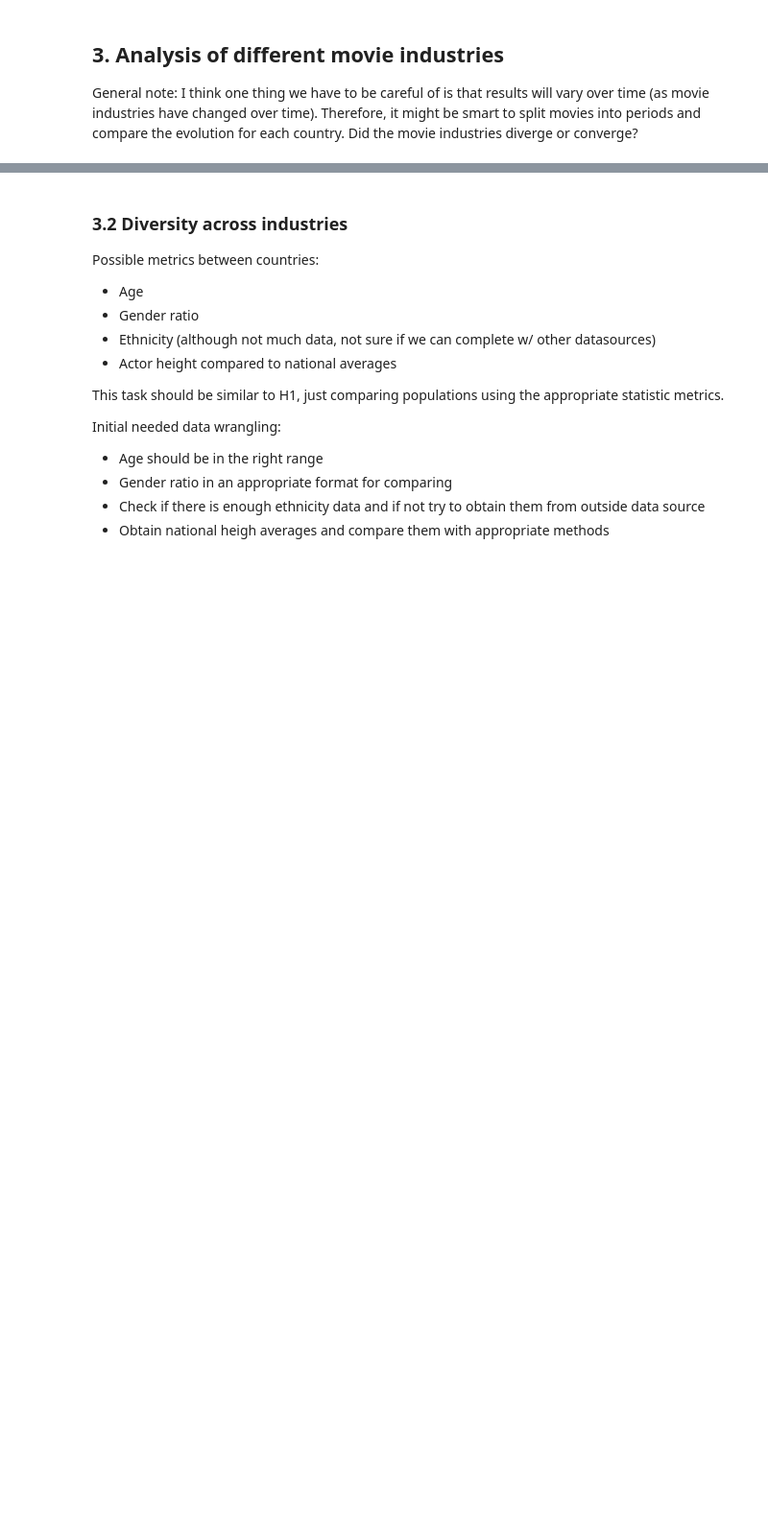
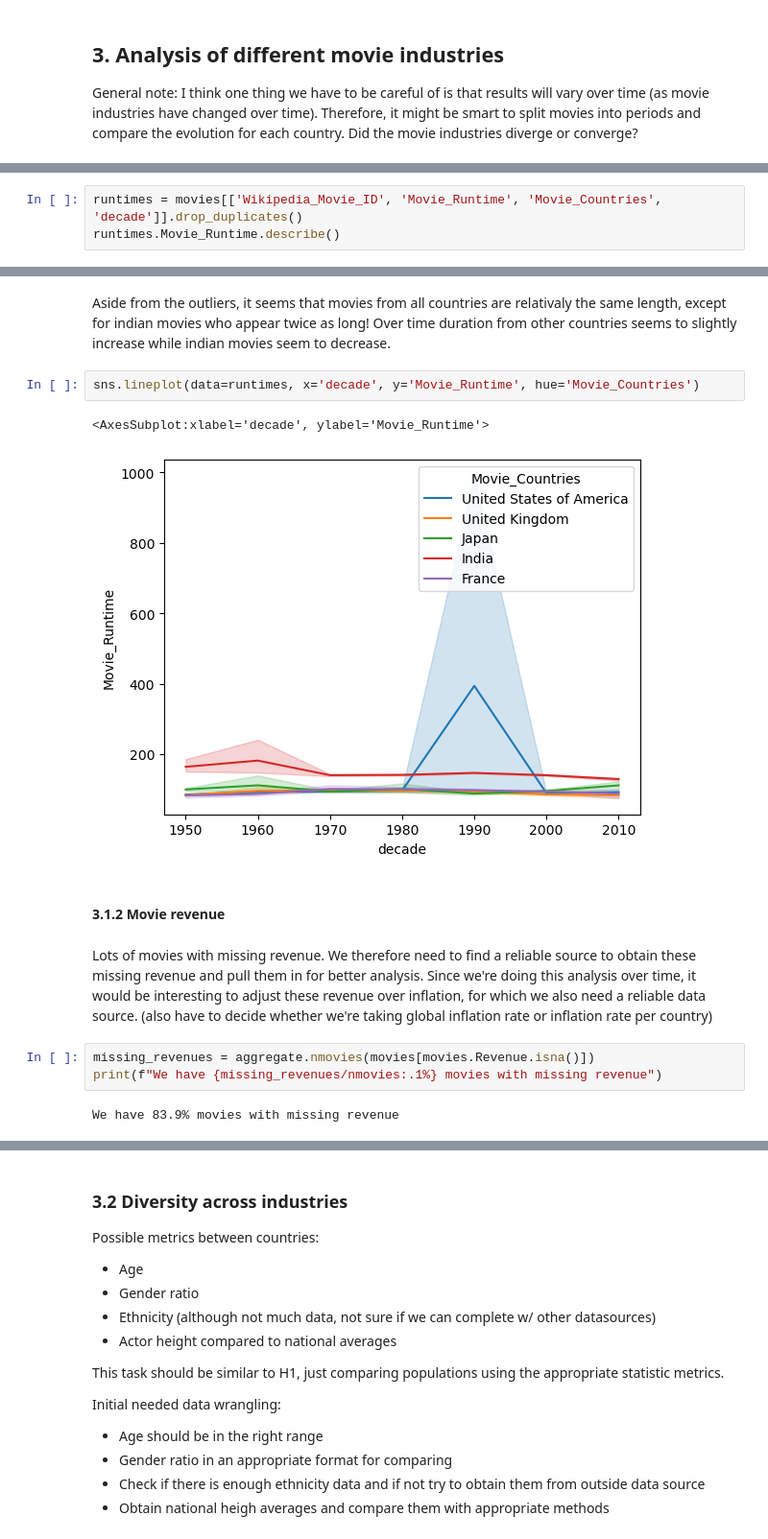
Before and after one commit to epfl-ada/ada-2022-project-robopros, a Jupyter notebook: notebooks/analysis-louis.ipynb, the cells around one changed output, grey strips where cells are left out. Shown at 96% size. Saved outputs shown, nothing was run; the diff lists cells and outputs as text; blank space fills up the shorter version.

Commit message:
Add outline for 3.1 analysis

```diff
--- a/notebooks/analysis-louis.ipynb
+++ b/notebooks/analysis-louis.ipynb
@@ -188,0 +225,3 @@ It could be interesting to have some NLP insights here from the summaries across
+# %%
+runtimes = movies[['Wikipedia_Movie_ID', 'Movie_Runtime', 'Movie_Countries', 'decade']].drop_duplicates()
+runtimes.Movie_Runtime.describe()
@@ -188,0 +238,19 @@ It could be interesting to have some NLP insights here from the summaries across
+# %% [markdown]
+Aside from the outliers, it seems that movies from all countries are relativaly the same length, except for indian movies who appear twice as long!
+Over time duration from other countries seems to slightly increase while indian movies seem to decrease.
+# %%
+sns.lineplot(data=runtimes, x='decade', y='Movie_Runtime', hue='Movie_Countries')
+# %% [output]
+<AxesSubplot:xlabel='decade', ylabel='Movie_Runtime'>
+[figure, added]
+# %% [markdown]
+#### 3.1.2 Movie revenue
+# %% [markdown]
+Lots of movies with missing revenue.
+We therefore need to find a reliable source to obtain these missing revenue and pull them in for better analysis.
+Since we're doing this analysis over time, it would be interesting to adjust these revenue over inflation, for which we also need a reliable data source. (also have to decide whether we're taking global inflation rate or inflation rate per country)
+# %%
+missing_revenues = aggregate.nmovies(movies[movies.Revenue.isna()])
+print(f"We have {missing_revenues/nmovies:.1%} movies with missing revenue")
+# %% [output]
+We have 83.9% movies with missing revenue
```
Also changed, not shown: parts of 19 cells of this notebook, 1 other file.
